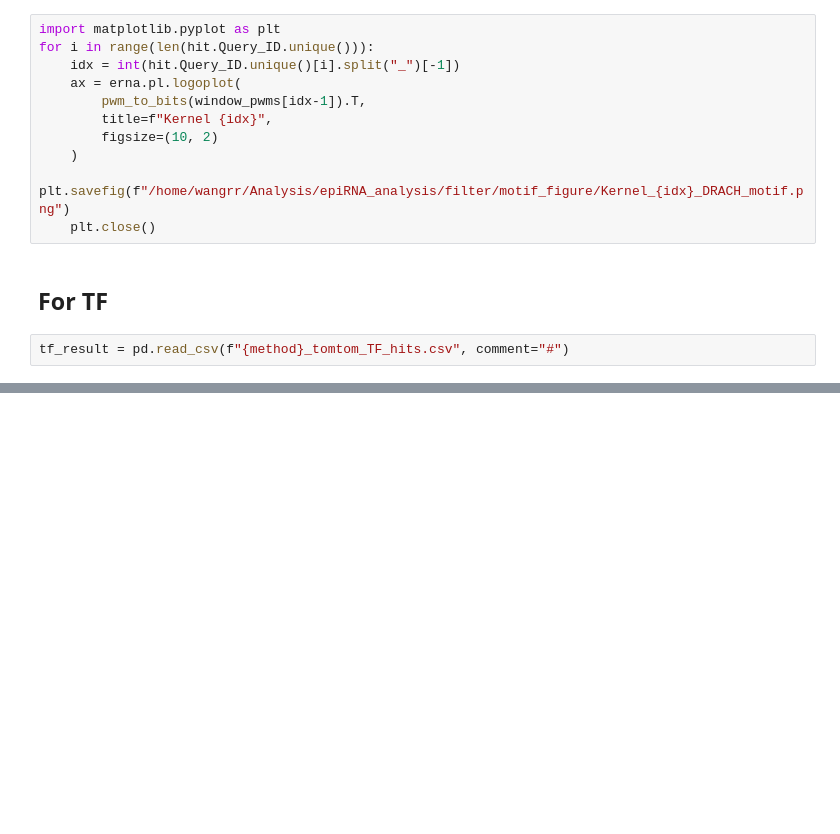
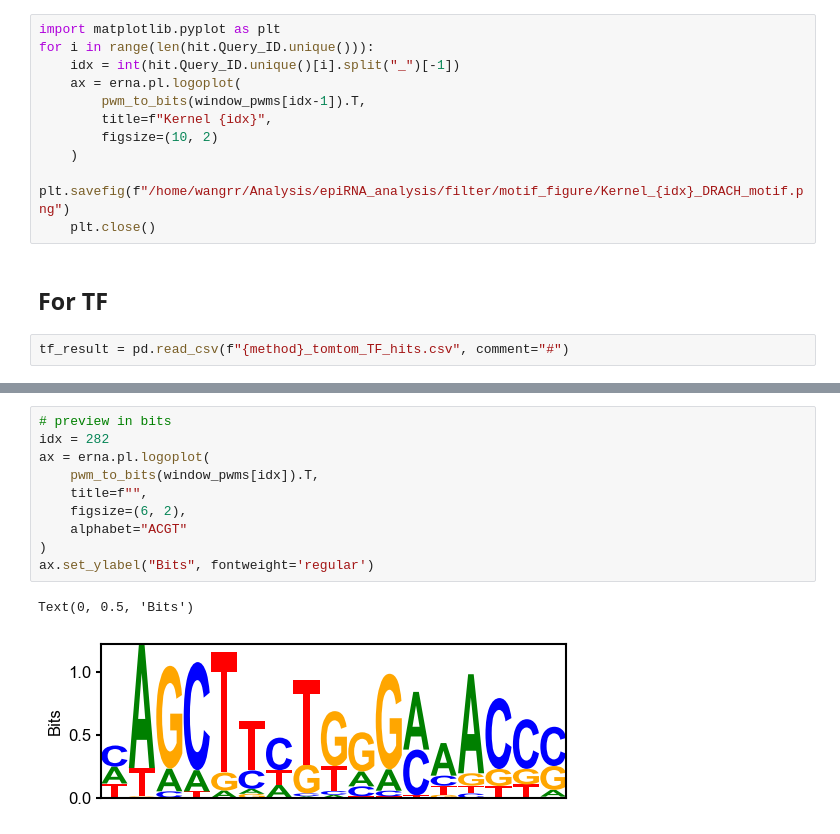
Before and after one commit to catombiotech/epiRNA_Analysis, a Jupyter notebook: filter/2-get_kernel_motifs.ipynb, the cells around one changed output, grey strips where cells are left out. Saved outputs shown, nothing was run; the diff lists cells and outputs as text; blank space fills up the shorter version.

```diff
--- a/filter/2-get_kernel_motifs.ipynb
+++ b/filter/2-get_kernel_motifs.ipynb
@@ -511,0 +529,13 @@ array(['TEAD1', 'ZBT49', 'VDR', 'ZN284', 'ZN250', 'ZN708', 'HNF4G',
+# %%
+# preview in bits
+idx = 282
+ax = erna.pl.logoplot(
+    pwm_to_bits(window_pwms[idx]).T,
+    title=f"",
+    figsize=(6, 2),
+    alphabet="ACGT"
+)
+ax.set_ylabel("Bits", fontweight='regular')
+# %% [output]
+Text(0, 0.5, 'Bits')
+[figure, added]
```
Also changed, not shown: parts of 5 cells of this notebook, 4 other files.
